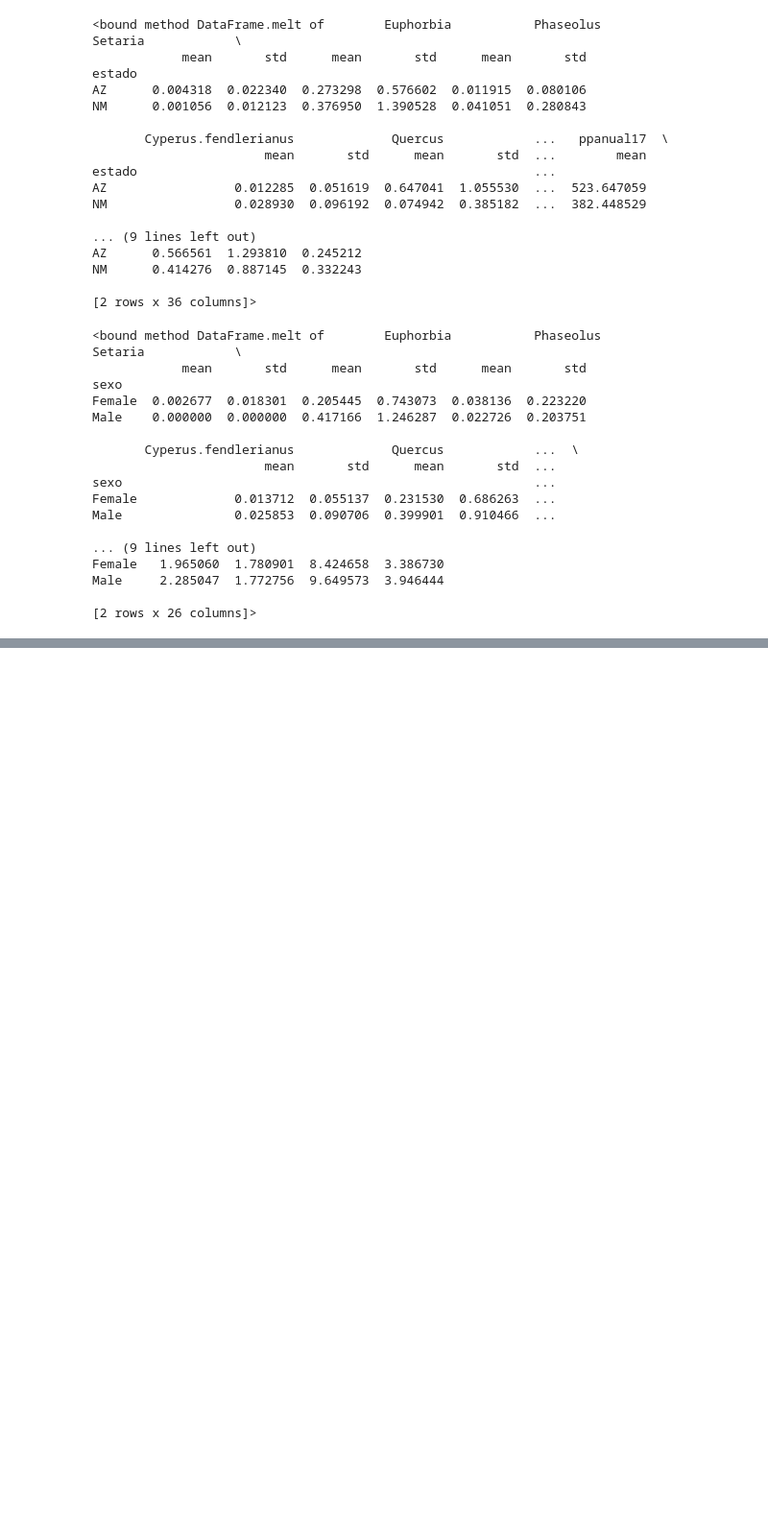
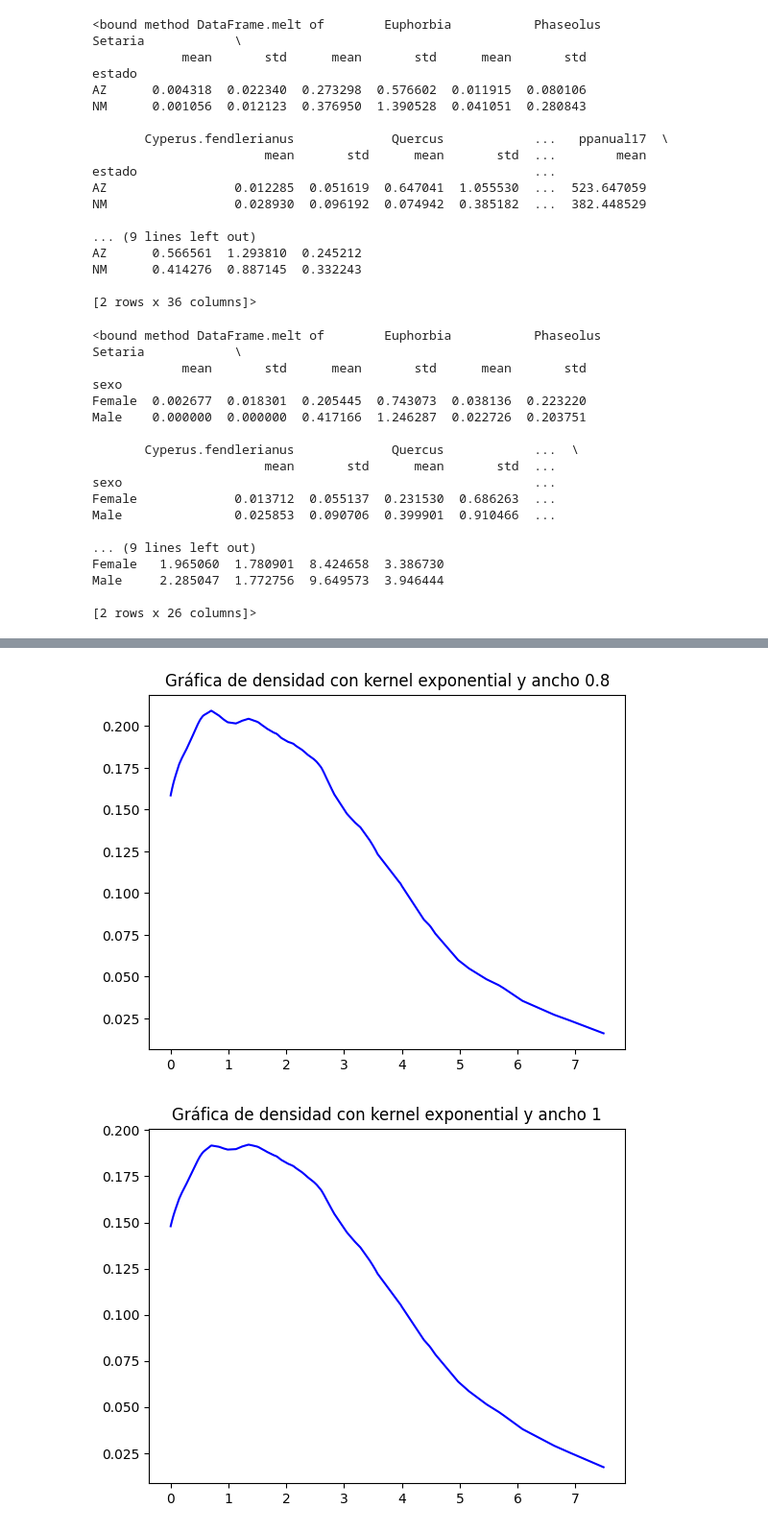
Before and after one commit to fofojaramillo/codornices-proyecto, a Jupyter notebook: eda.ipynb, the cells around one changed output, grey strips where cells are left out. Shown at 96% size. Drawn from its saved outputs; the diff is of its cells as text; code cells hidden in the pictures; blank space fills up the shorter version.

```diff
--- a/eda.ipynb
+++ b/eda.ipynb
@@ -399,0 +529,18 @@ for column in interesting_col_MH:
+# %%
+def PlotKernelDensity(data, selected_kernel, width):
+    X = np.sort(np.array(data)).reshape(-1,1)
+    kde = KernelDensity(kernel=selected_kernel, bandwidth=width).fit(X)
+    log_dens = kde.score_samples(X)
+
+    x = np.zeros(X.shape[0])
+    y = np.exp(log_dens)
+    plt.plot(X, y, c='blue')
+    plt.title(f'Gráfica de densidad con kernel {selected_kernel} y ancho {width}')
+    plt.show()
+# %%
+for kernel in ['exponential', 'tophat', 'cosine', 'epanechnikov', 'linear', 'gaussian']:
+    for ancho in [0.8,1]:
+        PlotKernelDensity(df['PesoTotal'], kernel, ancho)
+# %% [output]
+[figure, added]
+[figure, added]
```
Also changed, not shown: parts of 26 cells of this notebook, 3 other files.
